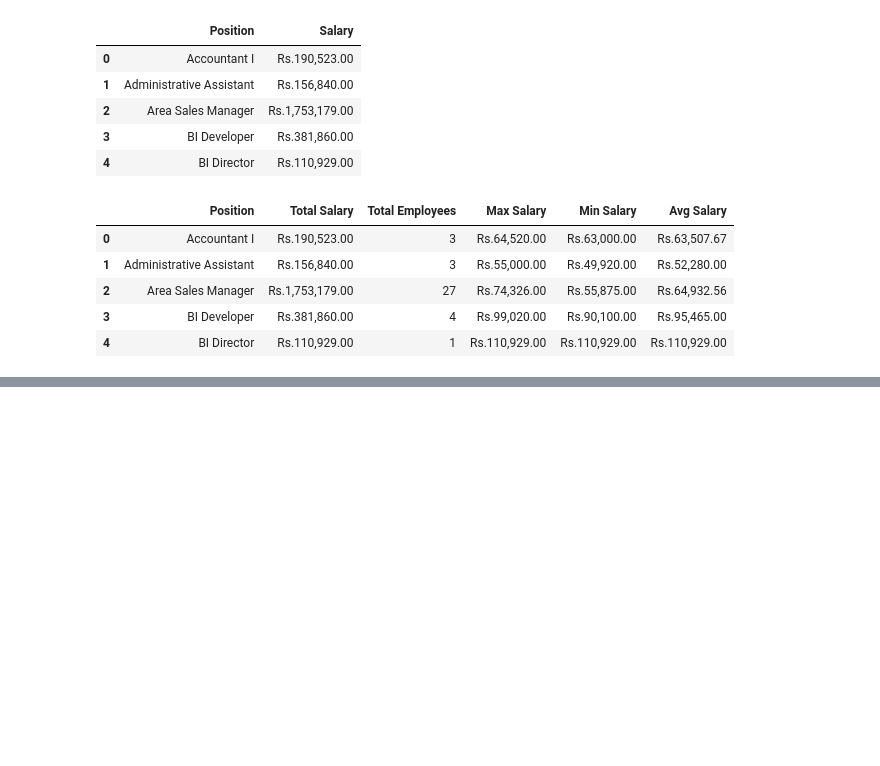
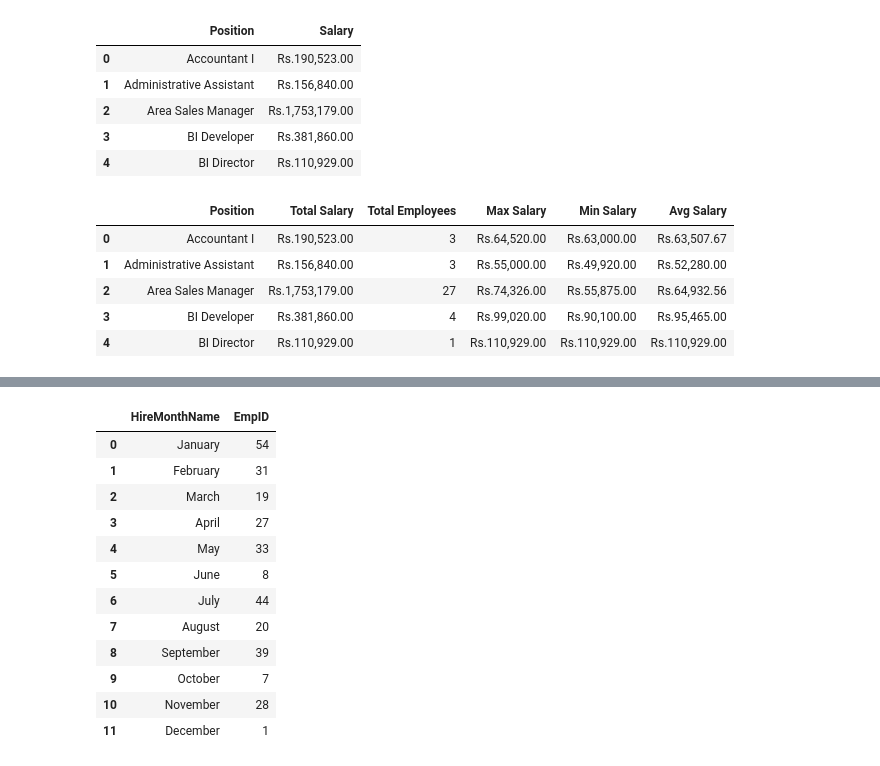
Before and after one commit to Sagarckr/DS-Practice, a Jupyter notebook: day7_data_analysis.ipynb, the cells around one changed output, grey strips where cells are left out. Drawn from its saved outputs; the diff is of its cells as text; code cells hidden in the pictures; blank space fills up the shorter version.

Commit message:
groupby

```diff
--- a/day7_data_analysis.ipynb
+++ b/day7_data_analysis.ipynb
@@ -114,0 +146,3 @@ emp_pos_details.head()
+# %%
+month_emp = df.groupby(['HireMonth','HireMonthName'])['EmpID'].count().reset_index()
+month_emp.head()
@@ -114,0 +156,16 @@ emp_pos_details.head()
+# %%
+month_emp[['HireMonthName','EmpID']]
+# %% [output]
+|  | HireMonthName | EmpID |
+| 0 | January | 54 |
+| 1 | February | 31 |
+| 2 | March | 19 |
+| 3 | April | 27 |
+| 4 | May | 33 |
+| 5 | June | 8 |
+| 6 | July | 44 |
+| 7 | August | 20 |
+| 8 | September | 39 |
+| 9 | October | 7 |
+| 10 | November | 28 |
+| 11 | December | 1 |
```
Also changed, not shown: parts of 15 cells of this notebook, 2 other files.
